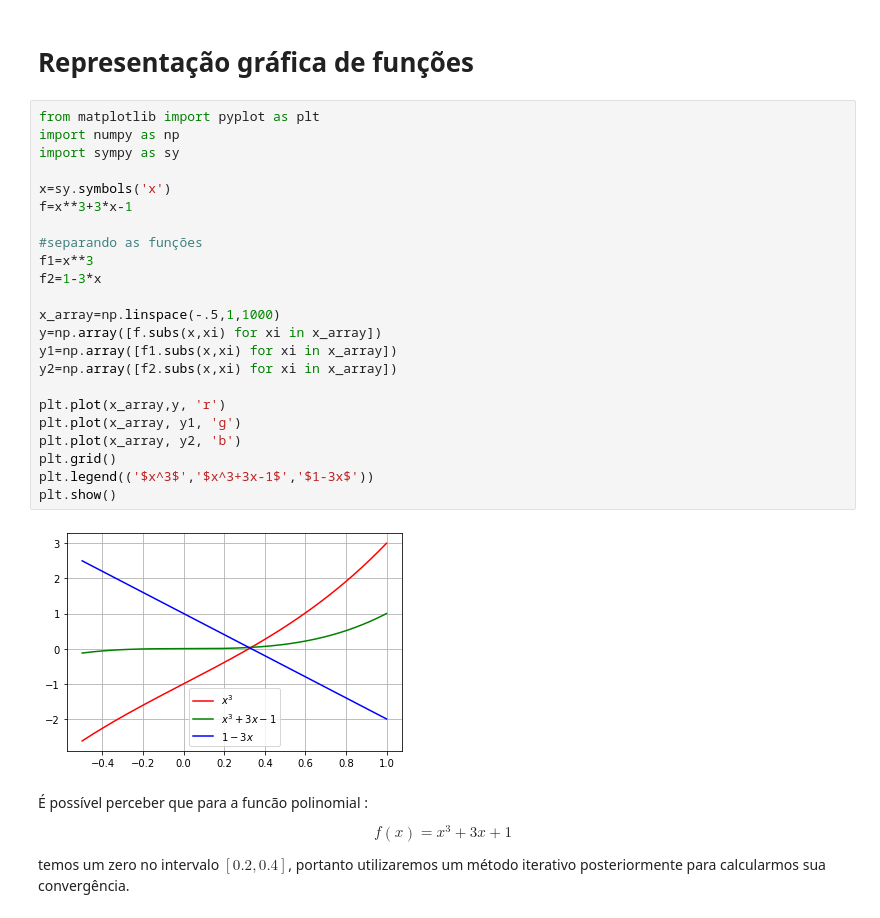
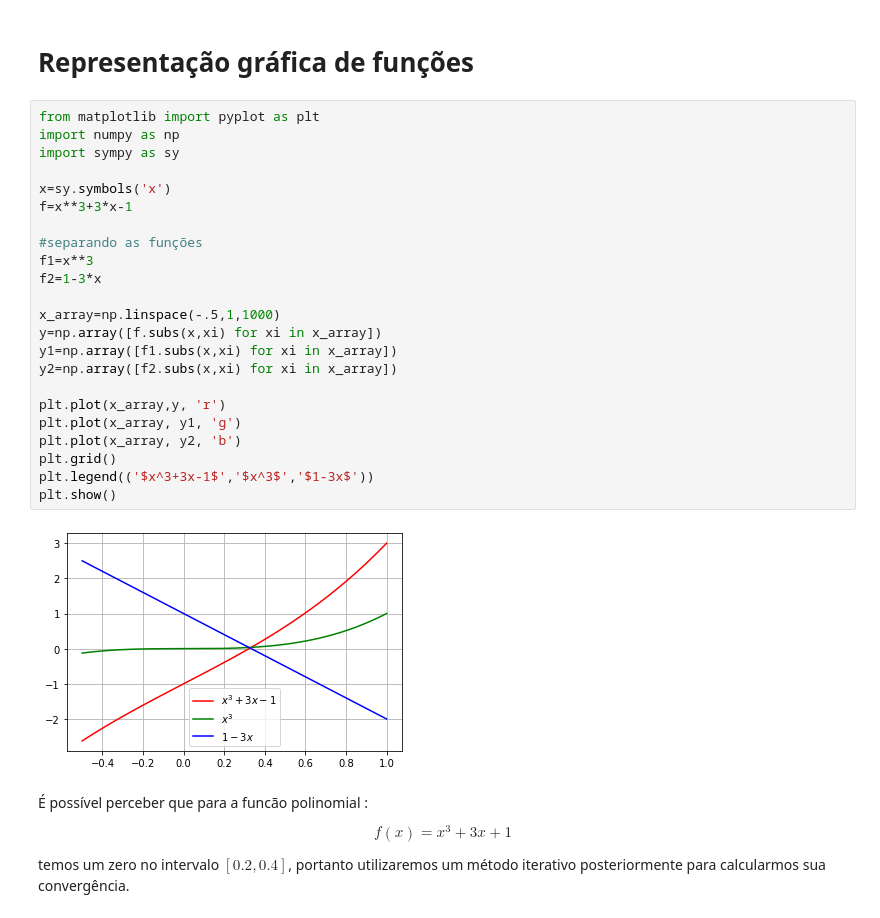
Before and after one commit to noreng-jg/eng_plots, a Jupyter notebook: metodos_numericos/zeros de função/Bissecção.ipynb, the cells around one changed output. Saved outputs shown, nothing was run; the diff lists cells and outputs as text.

```diff
--- a/metodos_numericos/zeros de função/Bissecção.ipynb
+++ b/metodos_numericos/zeros de função/Bissecção.ipynb
@@ -3,28 +3,28 @@
 # %%
 from matplotlib import pyplot as plt
 import numpy as np
 import sympy as sy
 
 x=sy.symbols('x')
 f=x**3+3*x-1
 
 #separando as funções
 f1=x**3
 f2=1-3*x
 
 x_array=np.linspace(-.5,1,1000)
 y=np.array([f.subs(x,xi) for xi in x_array])
 y1=np.array([f1.subs(x,xi) for xi in x_array])
 y2=np.array([f2.subs(x,xi) for xi in x_array])
 
 plt.plot(x_array,y, 'r')
 plt.plot(x_array, y1, 'g')
 plt.plot(x_array, y2, 'b')
 plt.grid()
-plt.legend(('$x^3$','$x^3+3x-1$','$1-3x$'))
+plt.legend(('$x^3+3x-1$','$x^3$','$1-3x$'))
 plt.show()
 # %% [output]
-[figure, old version]
+[figure, new version]
 # %% [markdown]
 É possível perceber que para a funcão polinomial :
 
```
